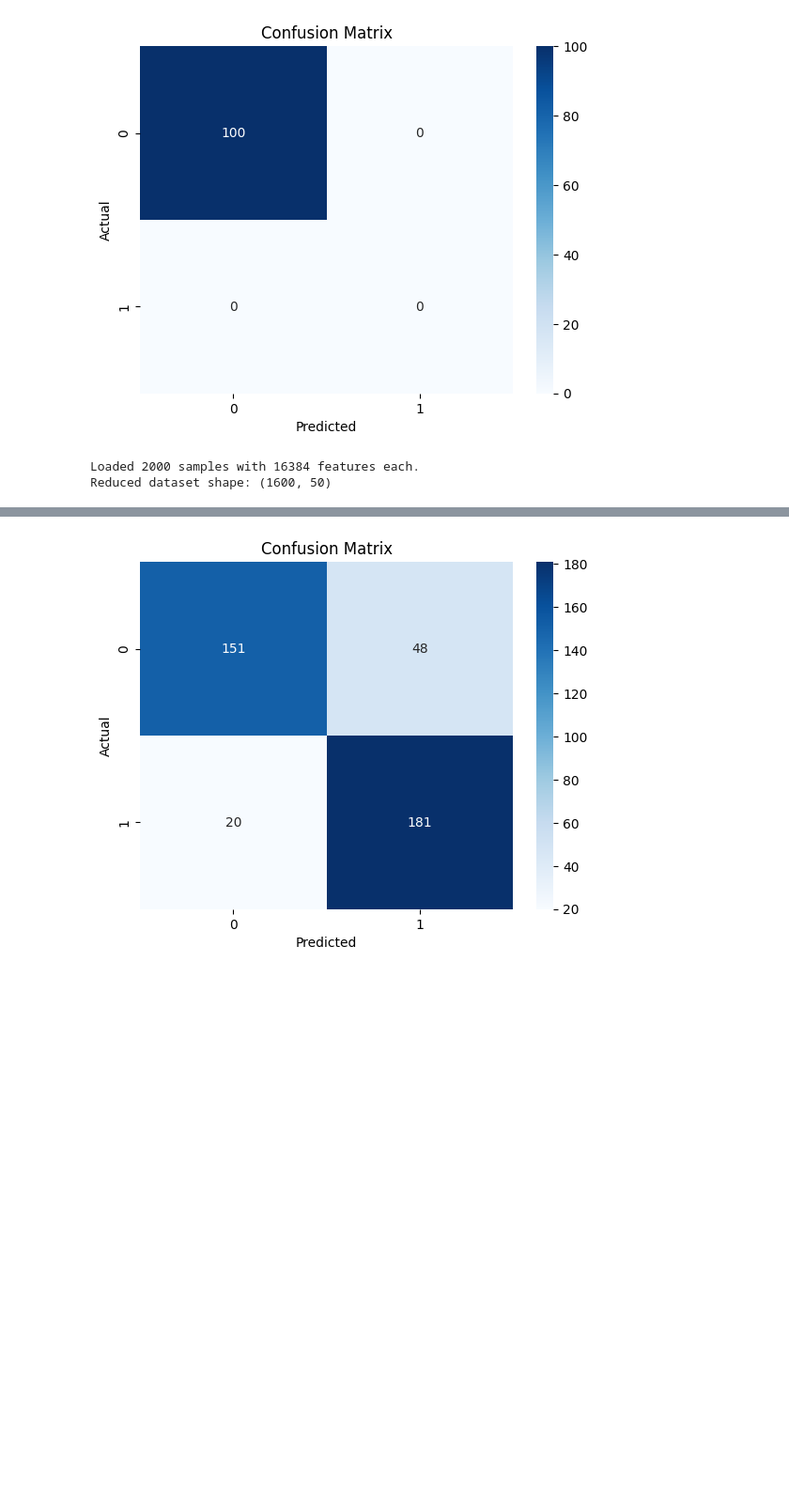
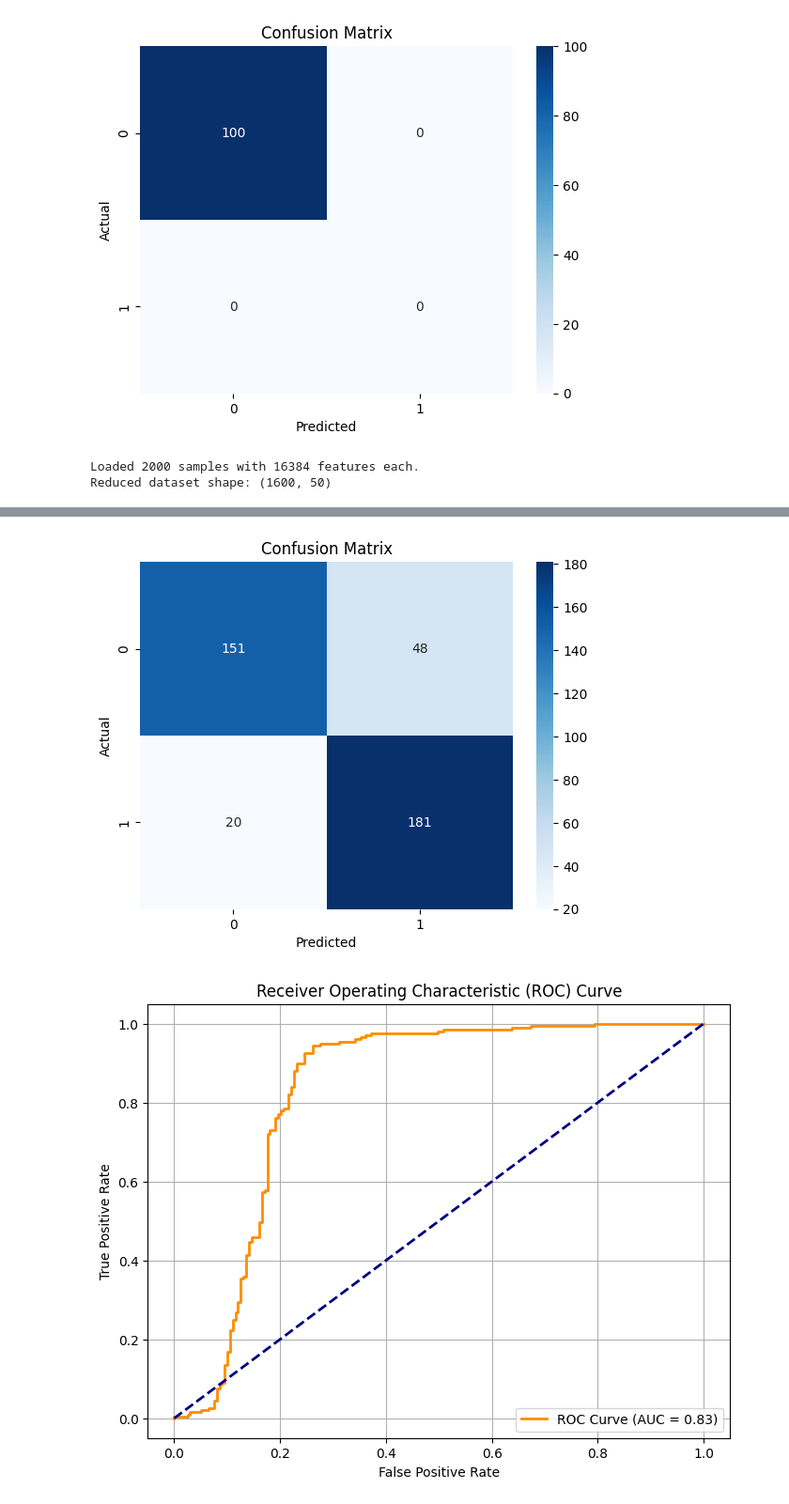
Before and after one commit to chintan1529/-Diabetic-Retinopathy-Detection, a Jupyter notebook: NNMLPro.ipynb, the cells around one changed output, grey strips where cells are left out. Shown at 94% size. Drawn from its saved outputs; the diff is of its cells as text; code cells hidden in the pictures; blank space fills up the shorter version.

```diff
--- a/NNMLPro.ipynb
+++ b/NNMLPro.ipynb
@@ -410,6 +408,7 @@ import matplotlib.pyplot as plt
 from datasets import load_dataset
 import seaborn as sns
 from sklearn.model_selection import train_test_split
+from sklearn.metrics import roc_curve, auc  # Added for ROC curve
 
 # Load Dataset in Streaming Mode
 dataset = load_dataset('Rami/Diabetic_Retinopathy_Preprocessed_Dataset_256x256', split='train', streaming=True)
@@ -430,35 +429,24 @@ def preprocess_dataset(dataset, num_samples=2000, image_size=(128, 128)):
     return np.array(images, dtype=np.float32), np.array(labels)
 
 # Load and preprocess dataset
-num_samples = 2000  # Increased dataset size
+num_samples = 2000
 X, y = preprocess_dataset(dataset, num_samples)
 
 # Normalize dataset
-X = X / 255.0  # Scale pixel values between 0 and 1
+X = X / 255.0
 
 print(f"Loaded {X.shape[0]} samples with {X.shape[1]} features each.")
 
 # Split dataset into training and testing sets
 X_train, X_test, y_train, y_test = train_test_split(X, y, test_size=0.2, random_state=42)
 
-# Optimized PCA using SVD
+# PCA using SVD
 def pca_svd(X, num_components):
-    """
-    Perform Principal Component Analysis (PCA) using Singular Value Decomposition (SVD) to avoid memory issues.
-    """
-    # Step 1: Compute the mean and center the data
     mean_X = np.mean(X, axis=0, dtype=np.float32)
     X_centered = X - mean_X
-
-    # Step 2: Compute SVD
     U, S, Vt = np.linalg.svd(X_centered, full_matrices=False)
-
-    # Step 3: Select top principal components
     selected_components = Vt[:num_components]
-
-    # Step 4: Transform data to lower-dimensional space
     X_reduced = np.dot(X_centered, selected_components.T)
-
     return X_reduced, S
 
 # Reduce to 50 principal components
@@ -477,12 +465,11 @@ plt.ylabel("Cumulative Explained Variance")
 plt.title("Variance Explained by Principal Components")
 plt.show()
 
-# Implementing Logistic Regression from Scratch with L2 Regularization
+# Logistic Regression Functions
 def sigmoid(z):
     return 1 / (1 + np.exp(-z))
 
 def train_logistic_regression(X, y, lr=0.01, epochs=1000, lambda_reg=0.1):
-    """Train a logistic regression model from scratch with L2 regularization."""
     m, n = X.shape
     weights = np.zeros(n)
     bias = 0
@@ -491,11 +478,9 @@ def train_logistic_regression(X, y, lr=0.01, epochs=1000, lambda_reg=0.1):
         linear_model = np.dot(X, weights) + bias
         y_pred = sigmoid(linear_model)
 
-        # Compute gradients with L2 regularization
         dw = (1 / m) * np.dot(X.T, (y_pred - y)) + (lambda_reg / m) * weights
         db = (1 / m) * np.sum(y_pred - y)
 
-        # Update weights and bias
         weights -= lr * dw
         bias -= lr * db
 
@@ -506,10 +491,13 @@ def train_logistic_regression(X, y, lr=0.01, epochs=1000, lambda_reg=0.1):
     return weights, bias
 
 def predict(X, weights, bias):
-    """Make predictions using the trained logistic regression model."""
     linear_model = np.dot(X, weights) + bias
     y_pred = sigmoid(linear_model)
     return [1 if i > 0.5 else 0 for i in y_pred]
+
+def predict_proba(X, weights, bias):
+    linear_model = np.dot(X, weights) + bias
+    return sigmoid(linear_model)
 
 # Train the logistic regression model
 weights, bias = train_logistic_regression(X_train_pca, y_train, lr=0.01, epochs=1000, lambda_reg=0.1)
@@ -524,30 +512,50 @@ test_accuracy = np.mean(y_test_pred == y_test)
 print(f"Training Accuracy: {train_accuracy:.4f}")
 print(f"Testing Accuracy: {test_accuracy:.4f}")
 
 # Confusion Matrix
 conf_matrix = np.zeros((2, 2), dtype=int)
 for true, pred in zip(y_test, y_test_pred):
     conf_matrix[int(true)][int(pred)] += 1
 
 sns.heatmap(conf_matrix, annot=True, fmt='d', cmap='Blues')
 plt.xlabel("Predicted")
 plt.ylabel("Actual")
 plt.title("Confusion Matrix")
 plt.show()
+
+# --------------------------- ROC Curve --------------------------- #
+# Compute predicted probabilities for ROC
+y_test_proba = predict_proba(X_test_pca, weights, bias)
+
+# Compute ROC curve and AUC
+fpr, tpr, thresholds = roc_curve(y_test, y_test_proba)
+roc_auc = auc(fpr, tpr)
+
+# Plot ROC Curve
+plt.figure(figsize=(8, 6))
+plt.plot(fpr, tpr, color='darkorange', lw=2, label=f'ROC Curve (AUC = {roc_auc:.2f})')
+plt.plot([0, 1], [0, 1], color='navy', lw=2, linestyle='--')
+plt.xlabel('False Positive Rate')
+plt.ylabel('True Positive Rate')
+plt.title('Receiver Operating Characteristic (ROC) Curve')
+plt.legend(loc='lower right')
+plt.grid(True)
+plt.show()
 # %% [output]
 Loaded 2000 samples with 16384 features each.
 Reduced dataset shape: (1600, 50)
 [figure]
 Epoch 0: Loss = 0.6931
 Epoch 100: Loss = 0.3677
 Epoch 200: Loss = 0.3182
 Epoch 300: Loss = 0.2943
 Epoch 400: Loss = 0.2796
 Epoch 500: Loss = 0.2695
 Epoch 600: Loss = 0.2619
 Epoch 700: Loss = 0.2561
 Epoch 800: Loss = 0.2513
 Epoch 900: Loss = 0.2473
 Training Accuracy: 0.8931
 Testing Accuracy: 0.8300
 [figure]
+[figure, added]
```
Also changed, not shown: parts of 8 cells of this notebook.
